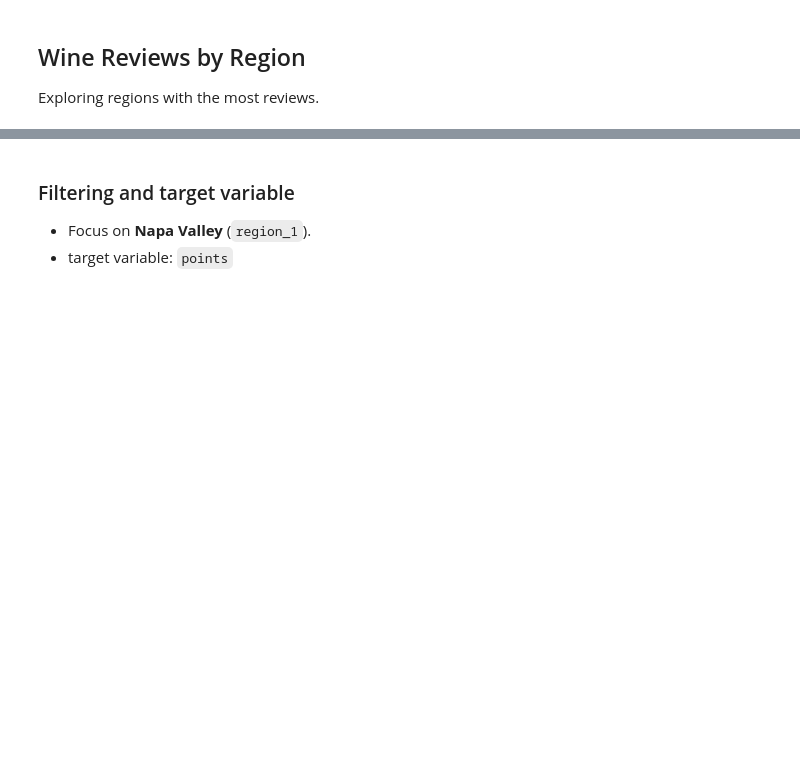
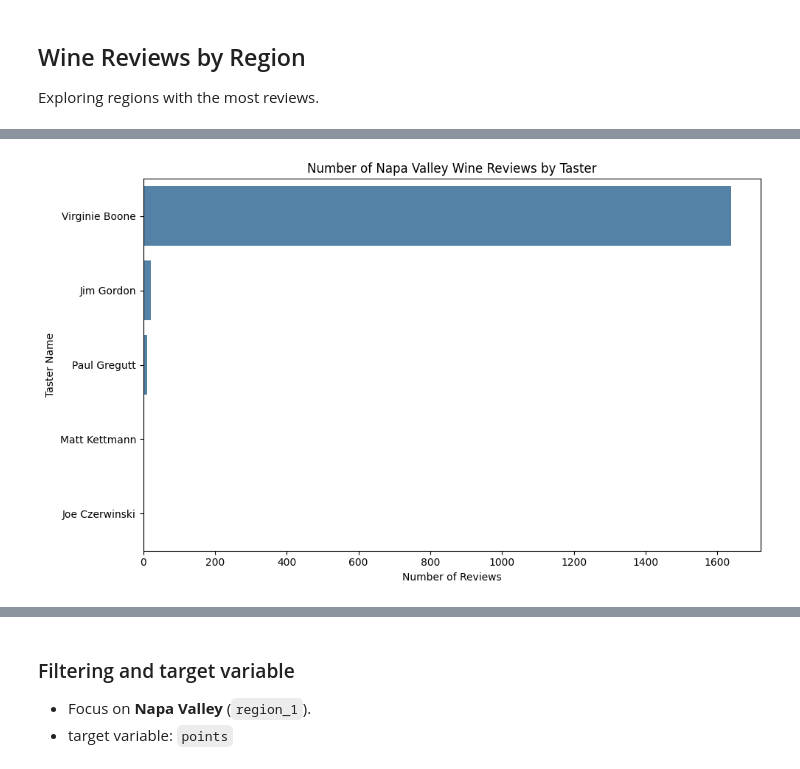
Before and after one commit to dylanhernandez1/DATA4401_Project3, a Jupyter notebook: Chris_EDA_Variables.ipynb, the cells around one changed output, grey strips where cells are left out. Cells and saved outputs as stored; diff of their text form; code cells hidden in the pictures; blank space fills up the shorter version.

```diff
--- a/Chris_EDA_Variables.ipynb
+++ b/Chris_EDA_Variables.ipynb
@@ -20,3 +29,22 @@ reviews.head()
+# %%
+# Keep Napa Valley wines and non-missing tasters
+napa = df.loc[
+    (df["region_1"] == "Napa Valley") & df["taster_name"].notna()
+].copy()
+
+# Count reviews by taster
+taster_counts = napa["taster_name"].value_counts()
+
+# Bar chart (best visualization for categorical taster names)
+plt.figure(figsize=(10, 6))
+sns.barplot(x=taster_counts.values, y=taster_counts.index, color="steelblue")
+plt.title("Number of Napa Valley Wine Reviews by Taster")
+plt.xlabel("Number of Reviews")
+plt.ylabel("Taster Name")
+plt.tight_layout()
+plt.show()
+# %% [output]
+[figure, added]
 # %%
 # Count reviews in each specific wine region.
 region_counts = reviews['region_1'].dropna().value_counts()
```
Also changed, not shown: parts of 6 cells of this notebook.
